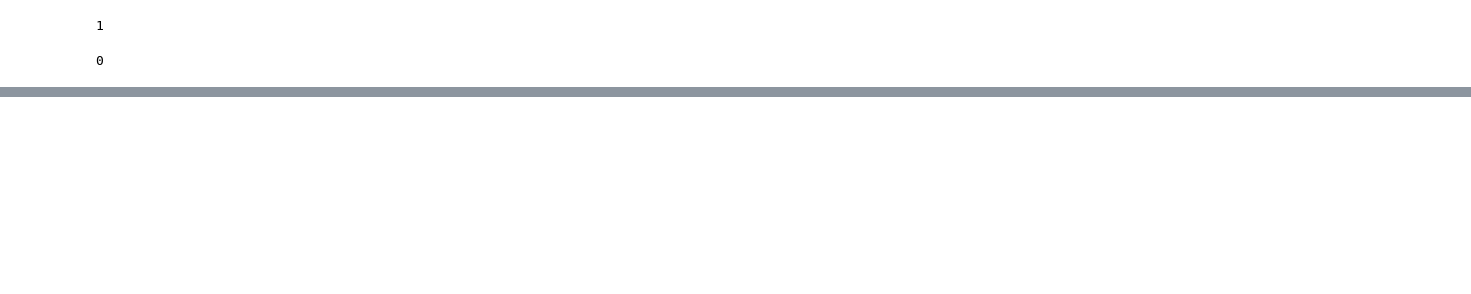
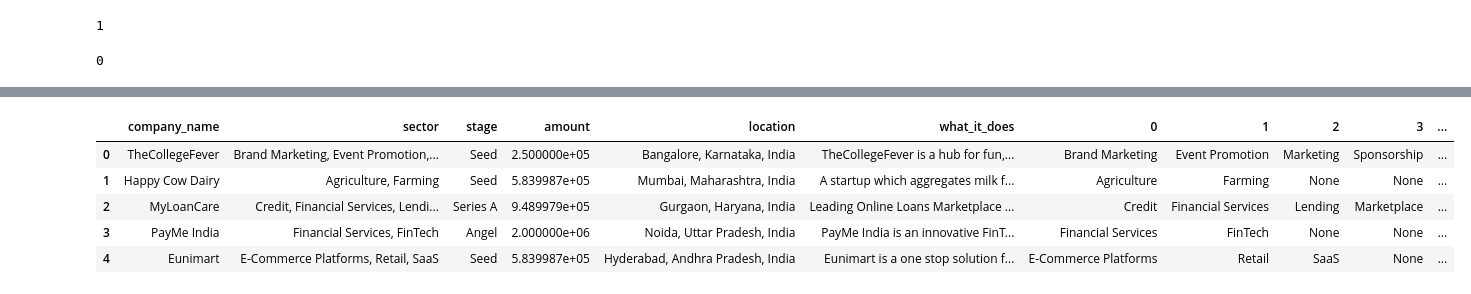
Before and after one commit to adubrightkwartengsnr/India_Startup_Analysis_2018-2021, a Jupyter notebook: start_up_analysis.ipynb, the cells around one changed output, grey strips where cells are left out. Cells and saved outputs as stored; diff of their text form; code cells hidden in the pictures; blank space fills up the shorter version.

```diff
--- a/start_up_analysis.ipynb
+++ b/start_up_analysis.ipynb
@@ -549,0 +414,11 @@ memory usage: 427.4+ KB
+# %%
+# concatenate industry_split with the original df_2018
+df_2018 = pd.concat([df_2018,industry_split], ignore_index=False, axis=1)
+df_2018.head()
+# %% [output]
+|  | company_name | sector | stage | amount | location | what_it_does | 0 | 1 | 2 | 3 | ... |
+| 0 | TheCollegeFever | Brand Marketing, Event Promotion,... | Seed | 2.500000e+05 | Bangalore, Karnataka, India | TheCollegeFever is a hub for fun,... | Brand Marketing | Event Promotion | Marketing | Sponsorship | ... |
+| 1 | Happy Cow Dairy | Agriculture, Farming | Seed | 5.839987e+05 | Mumbai, Maharashtra, India | A startup which aggregates milk f... | Agriculture | Farming | None | None | ... |
+| 2 | MyLoanCare | Credit, Financial Services, Lendi... | Series A | 9.489979e+05 | Gurgaon, Haryana, India | Leading Online Loans Marketplace ... | Credit | Financial Services | Lending | Marketplace | ... |
+| 3 | PayMe India | Financial Services, FinTech | Angel | 2.000000e+06 | Noida, Uttar Pradesh, India | PayMe India is an innovative FinT... | Financial Services | FinTech | None | None | ... |
+| 4 | Eunimart | E-Commerce Platforms, Retail, SaaS | Seed | 5.839987e+05 | Hyderabad, Andhra Pradesh, India | Eunimart is a one stop solution f... | E-Commerce Platforms | Retail | SaaS | None | ... |
```
Also changed, not shown: parts of 75 cells of this notebook.
